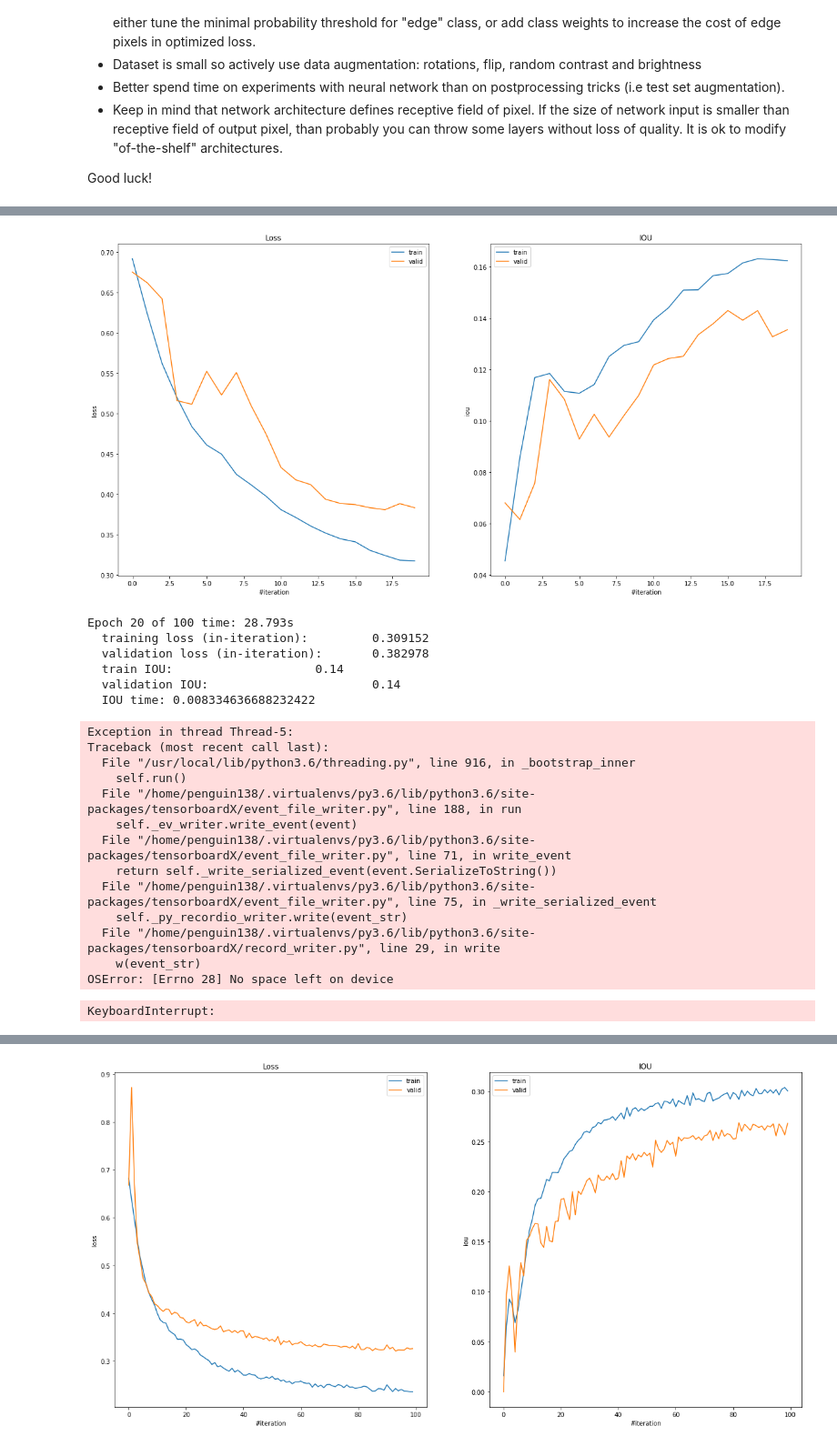
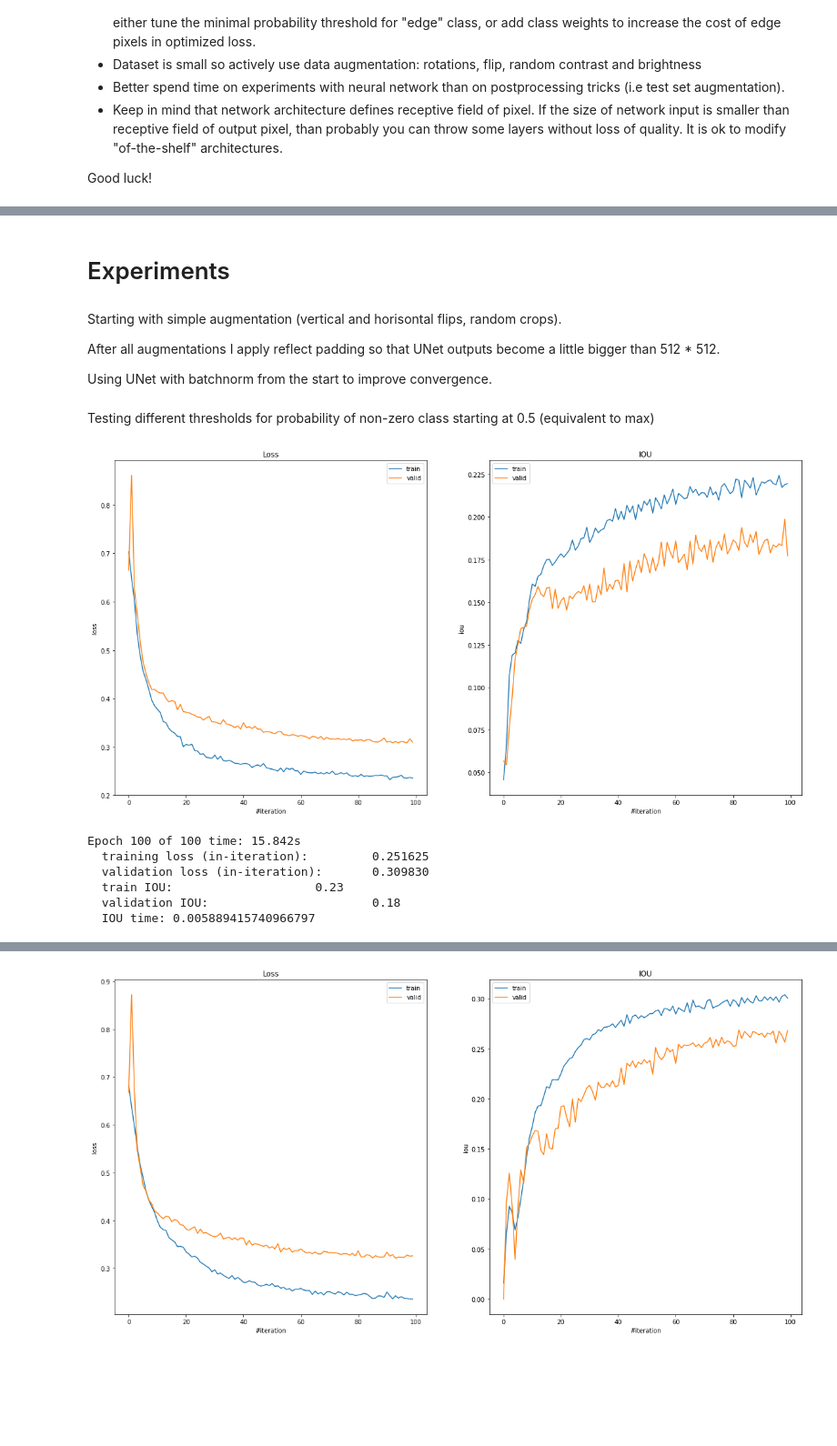
Before and after one commit to penguin138/Practical_DL, a Jupyter notebook: homework03/homework03_part1.ipynb, the cells around one changed output, grey strips where cells are left out. Shown at 91% size. Drawn from its saved outputs; the diff is of its cells as text; code cells hidden in the pictures; blank space fills up the shorter version.

```diff
--- a/homework03/homework03_part1.ipynb
+++ b/homework03/homework03_part1.ipynb
@@ -295,7 +302,7 @@ def update_graph(all_metrics, train_epoch_size, val_epoch_size, subplots_layout=
         additional_info_fn()
 # %%
 def print_epoch_results(epoch, num_epochs, epoch_time, batch_size,
-                        epoch_size, all_metrics, iou_time):
+                        epoch_size, all_metrics, iou_time, break_after=None):
     print("Epoch {} of {} time: {:.3f}s".format(
            epoch + 1, num_epochs, epoch_time))
     print("  training loss (in-iteration): \t{:.6f}".format(
@@ -304,9 +311,11 @@ def print_epoch_results(epoch, num_epochs, epoch_time, batch_size,
         np.mean(all_metrics["Loss"]["valid"][-epoch_size :])))
     print("  train IOU: \t\t\t{:.2f}".format(
         np.mean(all_metrics["IOU"]["train"][-epoch_size :])))
-    print("  validation IOU: \t\t\t{:.2f}".format(
-        np.mean(all_metrics["IOU"]["valid"][-epoch_size :])))
+    mean_iou_valid = np.mean(all_metrics["IOU"]["valid"][-epoch_size :])
+    print("  validation IOU: \t\t\t{:.2f}".format(mean_iou_valid))
     print("  IOU time: {}".format(iou_time))
+    if break_after is not None and mean_iou_valid >= break_after:
+        raise RuntimeError("Achieved good IOU.")
 
 def is_torch_tensor(x):
     torch_tensor_types = set([torch.FloatTensor, torch.cuda.FloatTensor,
@@ -371,7 +376,8 @@ def compute_loss_and_iou(model, img_batch, mask_batch, prediction_threshold,
 import time
 
 def train(model, train_dataset, val_dataset, batch_size,
-          num_epochs, optimizer_type, optimizer_config={}, prediction_threshold=0.5, cuda=True):
+          num_epochs, optimizer_type, optimizer_config={}, prediction_threshold=0.5, cuda=True,
+          break_after=None):
     all_metrics = {"Loss": {"train": [], "valid": []},
                    "IOU": {"train": [], "valid": []}}
     optimizer = optimizer_type(model.parameters(), **optimizer_config)
@@ -388,7 +394,7 @@ def train(model, train_dataset, val_dataset, batch_size,
             if len(img_batch.shape) == 3:
                 img_batch = img_batch.expand(1, -1, -1, -1).transpose(0, 1)
             else:
-                img_batch = img_batch.transpose(1, 3).transpose(2, 3) # ([0, 3, 1, 2])
+                img_batch = img_batch.transpose(1, 3).transpose(2, 3)
             mask_batch = mask_batch.gt(0)
             loss, iou, iou_time = compute_loss_and_iou(model, img_batch, mask_batch,
                                                        prediction_threshold,
@@ -423,5 +429,5 @@ def train(model, train_dataset, val_dataset, batch_size,
                      lambda: print_epoch_results(epoch, num_epochs,
                                                  time.time() - start_time,
                                                  1, len(val_dataset),
-                                                 all_metrics, iou_time))
+                                                 all_metrics, iou_time, break_after=break_after))
 # %%
@@ -562,6 +578,14 @@ class UNet(nn.Module):
         x_final_conv4 = self.relu4(self.bn4(self.final_conv4(x_final_conv3))) # 512 * 512
         x_final_conv5 = self.final_conv5(x_final_conv4) # 512 * 512
         return x_final_conv5
+# %% [markdown]
+# Experiments
+# %% [markdown]
+Starting with simple augmentation (vertical and horisontal flips, random crops).
+
+After all augmentations I apply reflect padding so that UNet outputs become a little bigger than 512 * 512.
+
+Using UNet with batchnorm from the start to improve convergence.
 # %%
 train_data = ImagePairDataset("BBBC018_v1_images-fixed/train", "BBBC018_v1_outlines/train",
                               [torchvision.transforms.RandomVerticalFlip(),
@@ -577,29 +598,17 @@ train_data = ImagePairDataset("BBBC018_v1_images-fixed/train", "BBBC018_v1_outli
 val_data = ImagePairDataset("BBBC018_v1_images-fixed/val", "BBBC018_v1_outlines/val",
                             [Pad(94, padding_mode="reflect"),
                              torchvision.transforms.Lambda(lambda img: np.asarray(img).astype(np.uint8))])
+# %% [markdown]
+Testing different thresholds for probability of non-zero class starting at 0.5 (equivalent to max)
 # %%
-# UNet with batchnorm and threshold = 0.5
+.# UNet with batchnorm and threshold = 0.5
 train(UNet(use_bn=True), train_data, val_data, batch_size=1, num_epochs=100,
       optimizer_type=torch.optim.SGD, optimizer_config={"lr": 1e-4, "momentum":0.99, "nesterov": True})
 # %% [output]
-[figure, old version]
+[figure, new version]
-Epoch 20 of 100 time: 28.793s
-  training loss (in-iteration):         0.309152
-  validation loss (in-iteration):       0.382978
-  train IOU:                    0.14
-  validation IOU:                       0.14
-  IOU time: 0.008334636688232422
+Epoch 100 of 100 time: 15.842s
+  training loss (in-iteration):         0.251625
+  validation loss (in-iteration):       0.309830
+  train IOU:                    0.23
+  validation IOU:                       0.18
+  IOU time: 0.005889415740966797
-Exception in thread Thread-5:
-Traceback (most recent call last):
-  File "/usr/local/lib/python3.6/threading.py", line 916, in _bootstrap_inner
-    self.run()
-  File "/home/penguin138/.virtualenvs/py3.6/lib/python3.6/site-packages/tensorboardX/event_file_writer.py", line 188, in run
-    self._ev_writer.write_event(event)
-  File "/home/penguin138/.virtualenvs/py3.6/lib/python3.6/site-packages/tensorboardX/event_file_writer.py", line 71, in write_event
-    return self._write_serialized_event(event.SerializeToString())
-  File "/home/penguin138/.virtualenvs/py3.6/lib/python3.6/site-packages/tensorboardX/event_file_writer.py", line 75, in _write_serialized_event
-    self._py_recordio_writer.write(event_str)
-  File "/home/penguin138/.virtualenvs/py3.6/lib/python3.6/site-packages/tensorboardX/record_writer.py", line 29, in write
-    w(event_str)
-OSError: [Errno 28] No space left on device
-KeyboardInterrupt:
```
Also changed, not shown: parts of 25 cells of this notebook.
